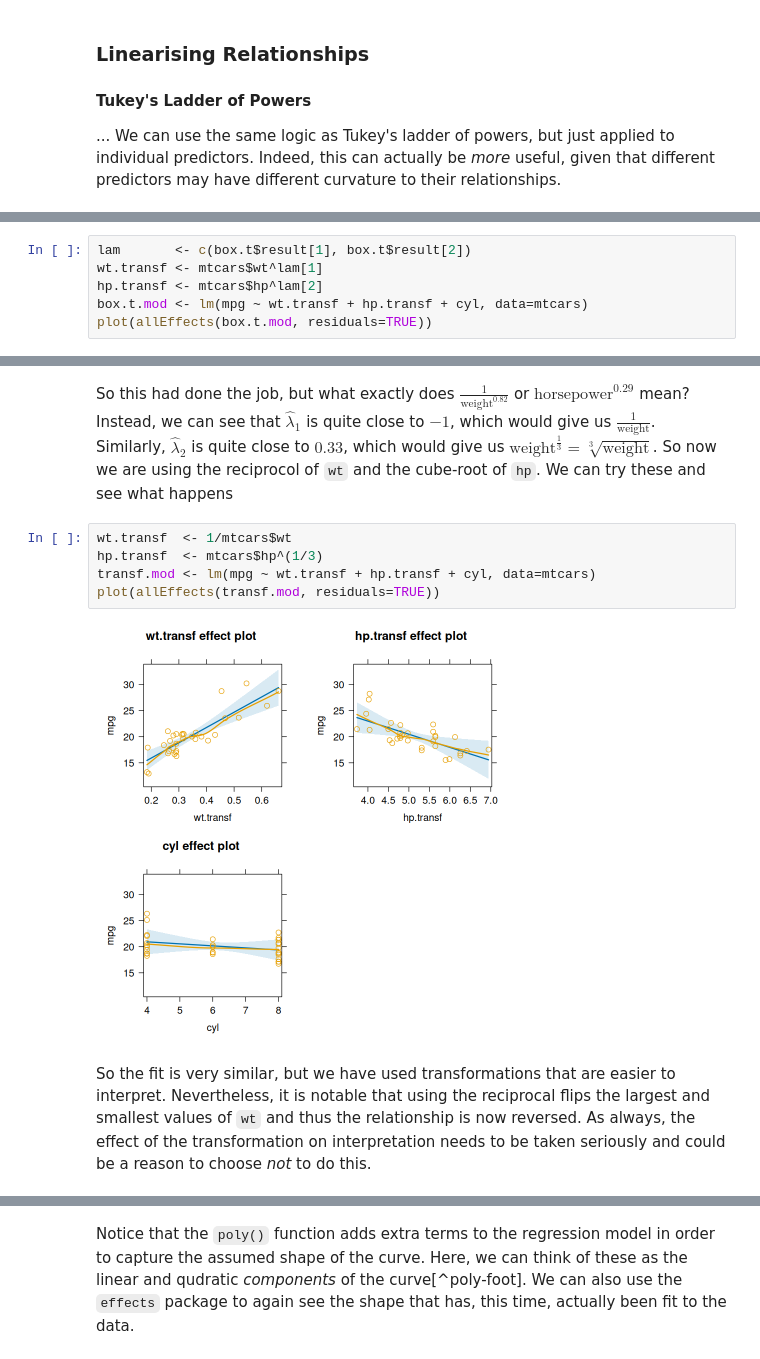
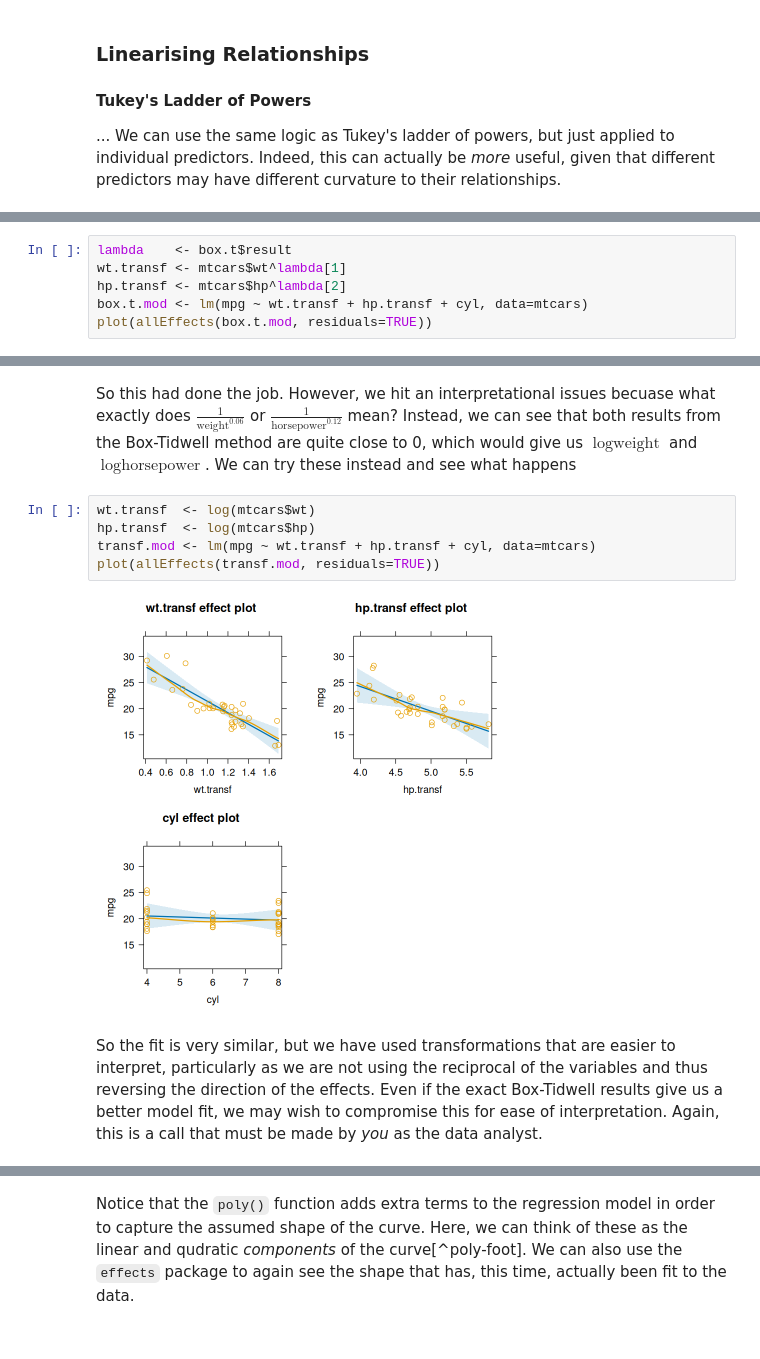
Before and after one commit to PCHN63101-Advanced-Data-Skills/Assumptions-Diagnostics-Transforms, a Jupyter notebook: 5.transformations.ipynb, the cells around one changed output, grey strips where cells are left out. Drawn from its saved outputs; the diff is of its cells as text.

```diff
--- a/5.transformations.ipynb
+++ b/5.transformations.ipynb
@@ -89,7 +145,7 @@ iterations =  17
 # %%
-lam       <- c(box.t$result[1], box.t$result[2])
-wt.transf <- mtcars$wt^lam[1]
-hp.transf <- mtcars$hp^lam[2]
+lambda    <- box.t$result
+wt.transf <- mtcars$wt^lambda[1]
+hp.transf <- mtcars$hp^lambda[2]
 box.t.mod <- lm(mpg ~ wt.transf + hp.transf + cyl, data=mtcars)
 plot(allEffects(box.t.mod, residuals=TRUE))
 # %% [output]
@@ -97,13 +153,13 @@ plot(allEffects(box.t.mod, residuals=TRUE))
 # %% [markdown]
-So this had done the job, but what exactly does $\frac{1}{\text{weight}^{0.82}}$ or $\text{horsepower}^{0.29}$ mean? Instead, we can see that $\hat{\lambda}_{1}$ is quite close to $-1$, which would give us $\frac{1}{\text{weight}}$. Similarly, $\hat{\lambda}_{2}$ is quite close to $0.33$, which would give us $\text{weight}^{\frac{1}{3}} = \sqrt[3]{\text{weight}}$. So now we are using the reciprocol of `wt` and the cube-root of `hp`. We can try these and see what happens
+So this had done the job. However, we hit an interpretational issues becuase what exactly does $\frac{1}{\text{weight}^{0.06}}$ or $\frac{1}{\text{horsepower}^{0.12}}$ mean? Instead, we can see that both results from the Box-Tidwell method are quite close to 0, which would give us $\log{\text{weight}}$ and $\log{\text{horsepower}}$. We can try these instead and see what happens
 # %%
-wt.transf  <- 1/mtcars$wt
-hp.transf  <- mtcars$hp^(1/3)
+wt.transf  <- log(mtcars$wt)
+hp.transf  <- log(mtcars$hp)
 transf.mod <- lm(mpg ~ wt.transf + hp.transf + cyl, data=mtcars)
 plot(allEffects(transf.mod, residuals=TRUE))
 # %% [output]
-[figure, old version]
+[figure, new version]
 # %% [markdown]
-So the fit is very similar, but we have used transformations that are easier to interpret. Nevertheless, it is notable that using the reciprocal flips the largest and smallest values of `wt` and thus the relationship is now reversed. As always, the effect of the transformation on interpretation needs to be taken seriously and could be a reason to choose *not* to do this.
+So the fit is very similar, but we have used transformations that are easier to interpret, particularly as we are not using the reciprocal of the variables and thus reversing the direction of the effects. Even if the exact Box-Tidwell results give us a better model fit, we may wish to compromise this for ease of interpretation. Again, this is a call that must be made by *you* as the data analyst.
 # %% [markdown]
 #### Visualising Transforms Further
```
Also changed, not shown: parts of 25 cells of this notebook, 17 other files.
